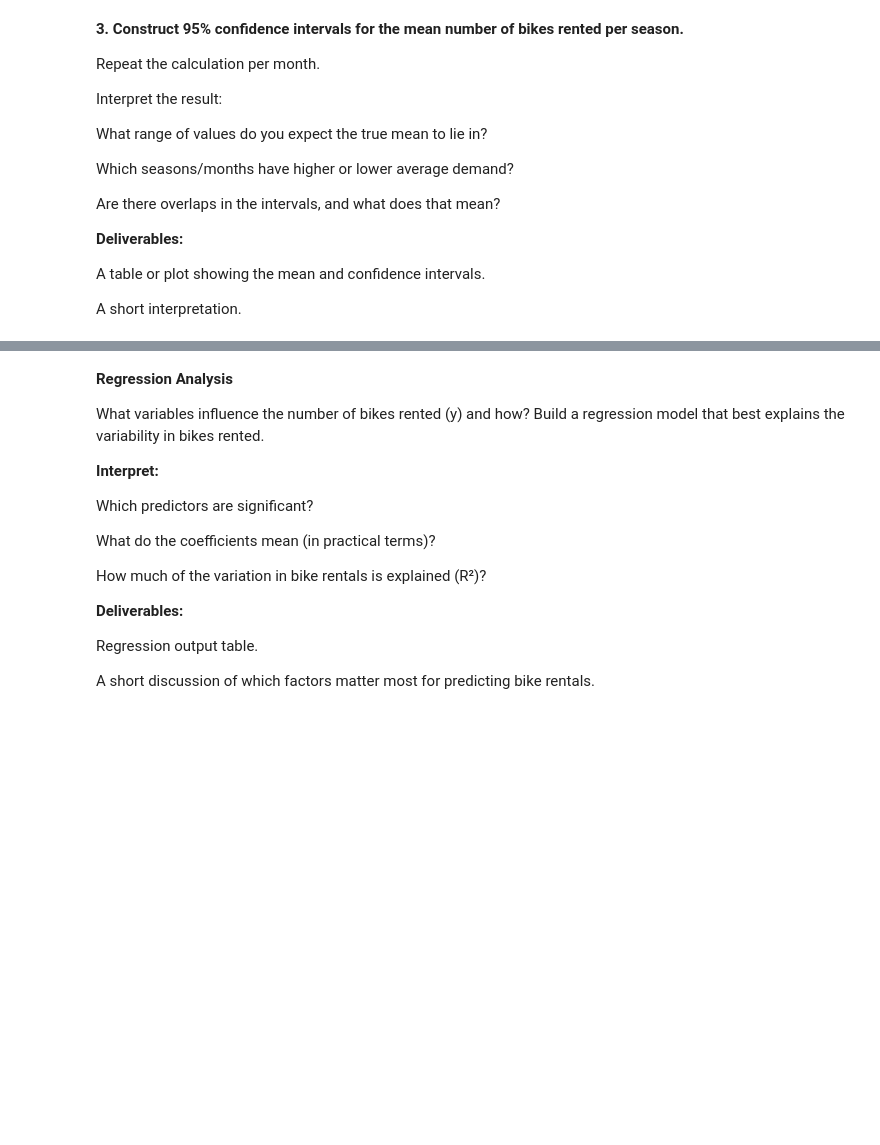
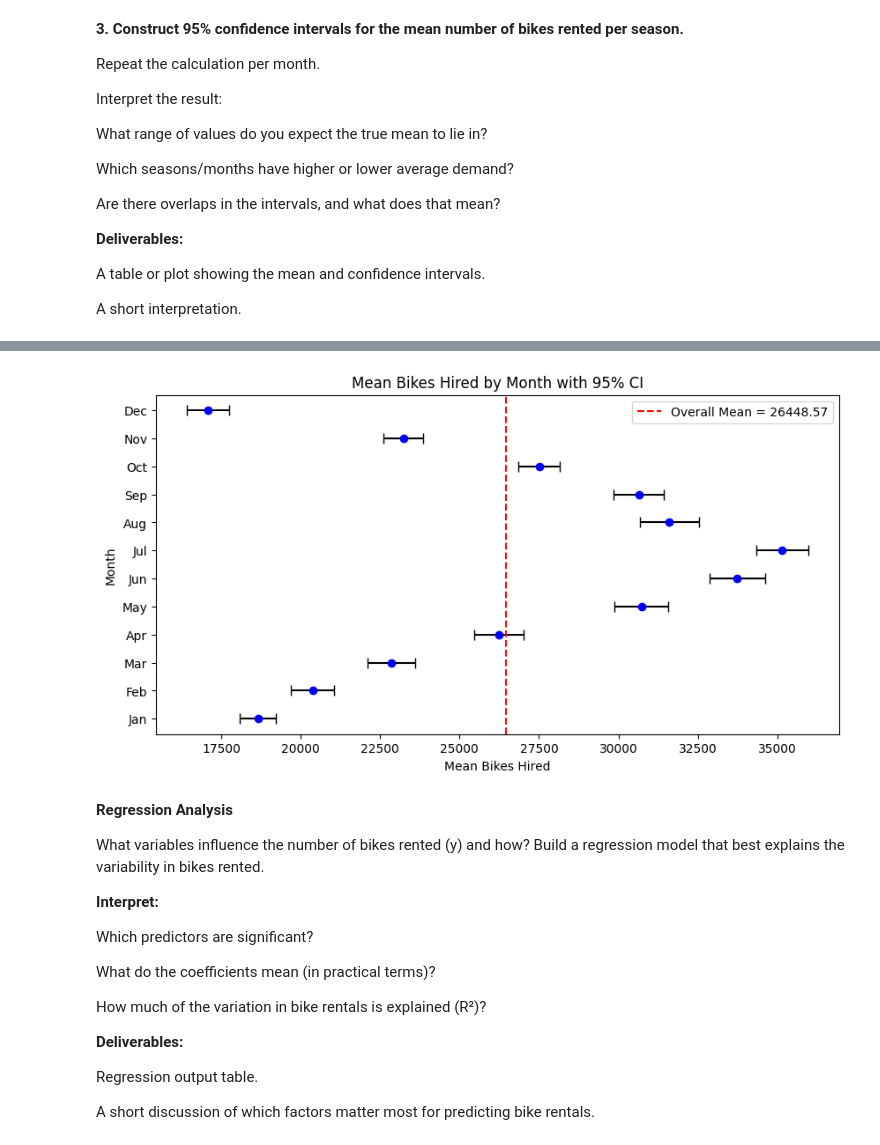
Before and after one commit to VitosTamas271/Analytics-through-coding-in-class, a Jupyter notebook: Session_3/Group_Project.ipynb, the cells around one changed output, grey strips where cells are left out. Saved outputs shown, nothing was run; the diff lists cells and outputs as text; code cells hidden in the pictures; blank space fills up the shorter version.

```diff
--- a/Session_3/Group_Project.ipynb
+++ b/Session_3/Group_Project.ipynb
@@ -226,3 +317,32 @@ A short interpretation.
+# %%
+import matplotlib.pyplot as plt
+
+# Visualization of the confidence intervals
+plt.figure(figsize = (10, 5))
+
+# Integer to months names
+months_labels = {1: "Jan", 2: "Feb", 3: "Mar", 4: "Apr", 5: "May", 6: "Jun", 7: "Jul", 8: "Aug", 9: "Sep", 10: "Oct", 11: "Nov", 12: "Dec"}
+
+# Errorbar plot: mean ± margin of error
+plt.errorbar(
+    x = months_ci["mean_bikes_hired"],
+    y = months_ci["month"],
+    xerr = months_ci["margin_of_error"],
+    fmt = "o", color="blue", ecolor="black", capsize=4
+)
+
+# Draw overall mean line
+overall_mean = london_bike_copy["bikes_hired"].mean()
+plt.axvline(overall_mean, color = "red", linestyle = "--", label = f"Overall Mean = {overall_mean:.2f}")
+plt.yticks(ticks=range(1, 13), labels=[months_labels[s] for s in range(1, 13)])
+plt.xlabel("Mean Bikes Hired")
+plt.ylabel("Month")
+plt.title("Mean Bikes Hired by Month with 95% CI")
+plt.legend()
+
+plt.show()
+# %% [output]
+[figure, added]
 # %% [markdown]
 **Regression Analysis**
 
```
Also changed, not shown: parts of 3 cells of this notebook.
